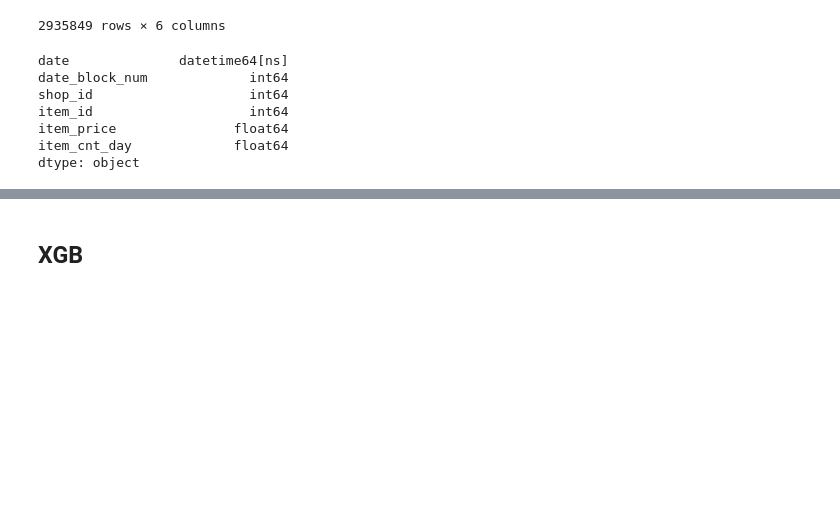
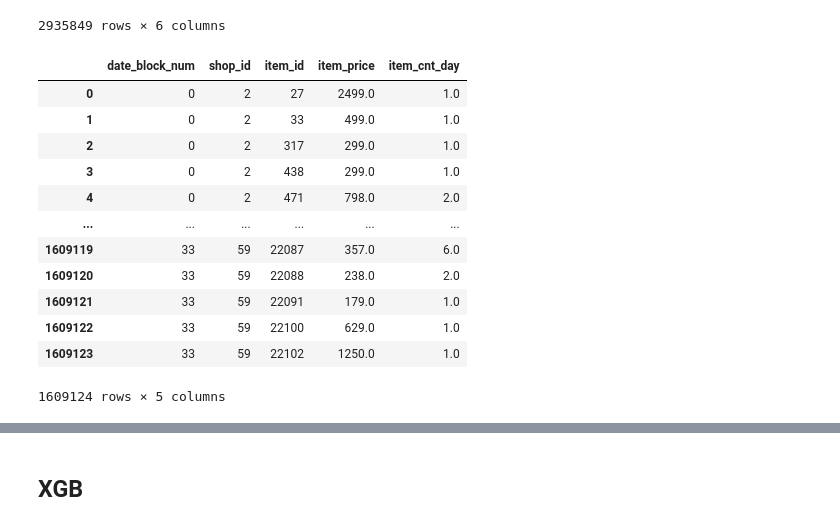
Before and after one commit to SabeehRaza-DS/FutureSales_Project, a Jupyter notebook: ML_XGB_LGBM_LSTM.ipynb, the cells around one changed output, grey strips where cells are left out. Saved outputs shown, nothing was run; the diff lists cells and outputs as text; code cells hidden in the pictures; blank space fills up the shorter version.

Commit message:
sales

```diff
--- a/ML_LSTM.ipynb
+++ b/ML_XGB_LGBM_LSTM.ipynb
@@ -45,13 +46,3 @@ df_tr
 | 2935847 | 2015-10-22 | 33 | 25 | 7440 | 299.00 | 1.0 |
 | 2935848 | 2015-10-03 | 33 | 25 | 7460 | 299.00 | 1.0 |
 2935849 rows × 6 columns
-# %%
-df_tr.dtypes
-# %% [output]
-date              datetime64[ns]
-date_block_num             int64
-shop_id                    int64
-item_id                    int64
-item_price               float64
-item_cnt_day             float64
-dtype: object
@@ -60,3 +49,22 @@ df_tr.rename({'item_cnt_day': 'item_cnt_month'}, axis=1, inplace=True)
+# %%
+# making a dataset with only monthly sales data
+
+data = df_tr.groupby(['date_block_num', 'shop_id', 'item_id']).sum().reset_index()
+data
+# %% [output]
+|  | date_block_num | shop_id | item_id | item_price | item_cnt_day |
+| 0 | 0 | 2 | 27 | 2499.0 | 1.0 |
+| 1 | 0 | 2 | 33 | 499.0 | 1.0 |
+| 2 | 0 | 2 | 317 | 299.0 | 1.0 |
+| 3 | 0 | 2 | 438 | 299.0 | 1.0 |
+| 4 | 0 | 2 | 471 | 798.0 | 2.0 |
+| ... | ... | ... | ... | ... | ... |
+| 1609119 | 33 | 59 | 22087 | 357.0 | 6.0 |
+| 1609120 | 33 | 59 | 22088 | 238.0 | 2.0 |
+| 1609121 | 33 | 59 | 22091 | 179.0 | 1.0 |
+| 1609122 | 33 | 59 | 22100 | 629.0 | 1.0 |
+| 1609123 | 33 | 59 | 22102 | 1250.0 | 1.0 |
+1609124 rows × 5 columns
 # %%
 # now we will create a pivot tabel by going so we get our data in desired form
 # we want get total count value of an item over the whole month for a shop
```
Also changed, not shown: parts of 21 cells of this notebook.
